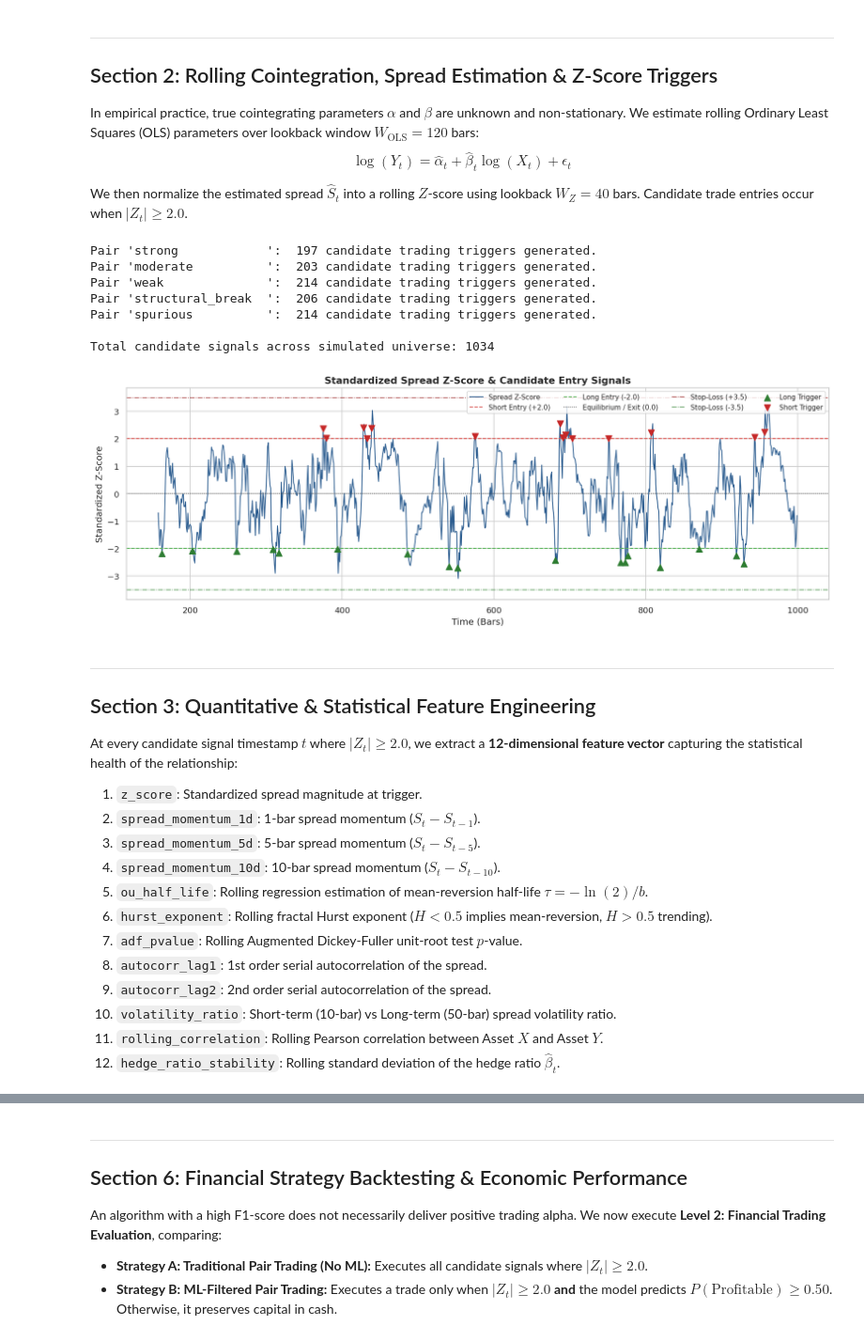
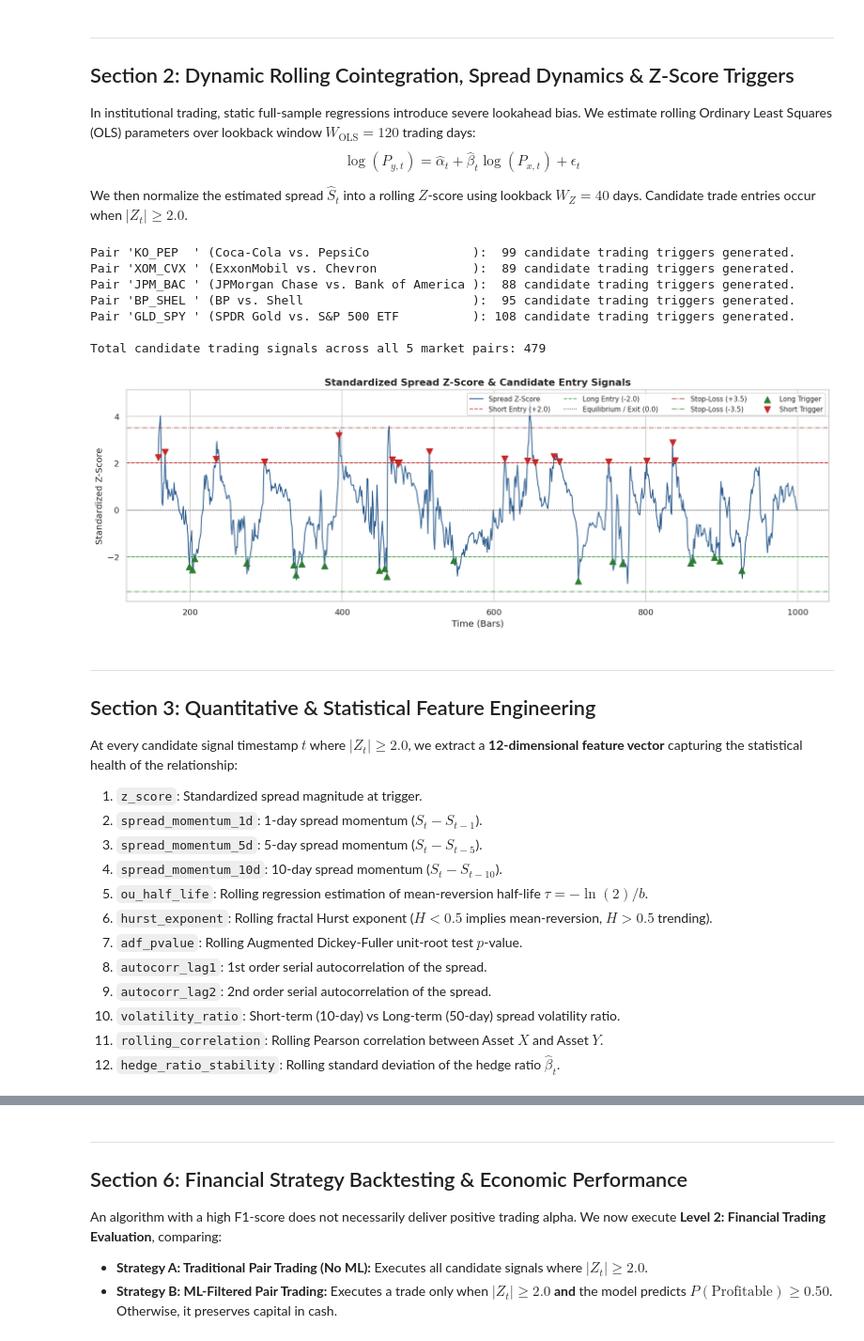
Before and after one commit to hi1r0/3rd-Semester-notes, a Jupyter notebook: ML/Assignment/pair_trading_ml_assignment.ipynb, the cells around one changed output, grey strips where cells are left out. Shown at 94% size. Cells and saved outputs as stored; diff of their text form; code cells hidden in the pictures.

Commit message:
feat(ML): transition pair trading strategy to real equity and ETF market data (KO-PEP, XOM-CVX, JPM-BAC, BP-SHEL, GLD-SPY, 2015-2024)

```diff
--- a/ML/Assignment/pair_trading_ml_assignment.ipynb
+++ b/ML/Assignment/pair_trading_ml_assignment.ipynb
@@ -174,18 +188,18 @@ plt.show()
 # %% [markdown]
 ---
-## Section 2: Rolling Cointegration, Spread Estimation & Z-Score Triggers
+## Section 2: Dynamic Rolling Cointegration, Spread Dynamics & Z-Score Triggers
 
-In empirical practice, true cointegrating parameters $\alpha$ and $\beta$ are unknown and non-stationary.
-We estimate rolling Ordinary Least Squares (OLS) parameters over lookback window $W_{\text{OLS}} = 120$ bars:
-$$\log(Y_t) = \hat{\alpha}_t + \hat{\beta}_t \log(X_t) + \epsilon_t$$
+In institutional trading, static full-sample regressions introduce severe lookahead bias.
+We estimate rolling Ordinary Least Squares (OLS) parameters over lookback window $W_{\text{OLS}} = 120$ trading days:
+$$\log(P_{y, t}) = \hat{\alpha}_t + \hat{\beta}_t \log(P_{x, t}) + \epsilon_t$$
 
-We then normalize the estimated spread $\widehat{S}_t$ into a rolling $Z$-score using lookback $W_Z = 40$ bars. Candidate trade entries occur when $|Z_t| \ge 2.0$.
+We then normalize the estimated spread $\widehat{S}_t$ into a rolling $Z$-score using lookback $W_Z = 40$ days. Candidate trade entries occur when $|Z_t| \ge 2.0$.
 # %%
 # 3. Compute Rolling Cointegration and Standardized Z-Scores
 cointeg_universe = {}
 total_triggers = 0
 
-for p_name, df_p in universe.items():
+for p_id, df_p in universe.items():
     cdf = compute_spread_and_zscore(
         df_pair=df_p,
         ols_window=120,
@@ -194,26 +208,27 @@ for p_name, df_p in universe.items():
         exit_threshold=0.0,
         stop_threshold=3.5
     )
-    cointeg_universe[p_name] = cdf
+    cointeg_universe[p_id] = cdf
     n_ent = cdf["is_entry"].sum()
     total_triggers += n_ent
-    print(f"Pair '{p_name:18s}': {n_ent:4d} candidate trading triggers generated.")
+    p_name = df_p["pair_name"].iloc[0]
+    print(f"Pair '{p_id:8s}' ({p_name:35s}): {n_ent:3d} candidate trading triggers generated.")
 
-print(f"\nTotal candidate signals across simulated universe: {total_triggers}")
+print(f"\nTotal candidate trading signals across all 5 market pairs: {total_triggers}")
 # %% [output]
-Pair 'strong            ':  197 candidate trading triggers generated.
-Pair 'moderate          ':  203 candidate trading triggers generated.
-Pair 'weak              ':  214 candidate trading triggers generated.
-Pair 'structural_break  ':  206 candidate trading triggers generated.
-Pair 'spurious          ':  214 candidate trading triggers generated.
+Pair 'KO_PEP  ' (Coca-Cola vs. PepsiCo              ):  99 candidate trading triggers generated.
+Pair 'XOM_CVX ' (ExxonMobil vs. Chevron             ):  89 candidate trading triggers generated.
+Pair 'JPM_BAC ' (JPMorgan Chase vs. Bank of America ):  88 candidate trading triggers generated.
+Pair 'BP_SHEL ' (BP vs. Shell                       ):  95 candidate trading triggers generated.
+Pair 'GLD_SPY ' (SPDR Gold vs. S&P 500 ETF          ): 108 candidate trading triggers generated.
 
-Total candidate signals across simulated universe: 1034
+Total candidate trading signals across all 5 market pairs: 479
 # %%
-# 4. Plot Rolling Z-Score with Entry & Barrier Thresholds (Moderate Pair, first 1000 bars)
-fig_zscore = plot_zscore_and_signals(cointeg_universe["moderate"], max_bars=1000)
+# 4. Plot Rolling Z-Score with Entry & Barrier Thresholds (ExxonMobil vs. Chevron: XOM / CVX)
+fig_zscore = plot_zscore_and_signals(cointeg_universe["XOM_CVX"], max_bars=1000)
 plt.show()
 # %% [output]
-[figure, old version]
+[figure, new version]
 # %% [markdown]
 ---
 ## Section 3: Quantitative & Statistical Feature Engineering
@@ -221,15 +236,15 @@ plt.show()
 At every candidate signal timestamp $t$ where $|Z_t| \ge 2.0$, we extract a **12-dimensional feature vector** capturing the statistical health of the relationship:
 
 1. `z_score`: Standardized spread magnitude at trigger.
-2. `spread_momentum_1d`: 1-bar spread momentum ($S_t - S_{t-1}$).
-3. `spread_momentum_5d`: 5-bar spread momentum ($S_t - S_{t-5}$).
-4. `spread_momentum_10d`: 10-bar spread momentum ($S_t - S_{t-10}$).
+2. `spread_momentum_1d`: 1-day spread momentum ($S_t - S_{t-1}$).
+3. `spread_momentum_5d`: 5-day spread momentum ($S_t - S_{t-5}$).
+4. `spread_momentum_10d`: 10-day spread momentum ($S_t - S_{t-10}$).
 5. `ou_half_life`: Rolling regression estimation of mean-reversion half-life $\tau = -\ln(2) / b$.
 6. `hurst_exponent`: Rolling fractal Hurst exponent ($H < 0.5$ implies mean-reversion, $H > 0.5$ trending).
 7. `adf_pvalue`: Rolling Augmented Dickey-Fuller unit-root test $p$-value.
 8. `autocorr_lag1`: 1st order serial autocorrelation of the spread.
 9. `autocorr_lag2`: 2nd order serial autocorrelation of the spread.
-10. `volatility_ratio`: Short-term (10-bar) vs Long-term (50-bar) spread volatility ratio.
+10. `volatility_ratio`: Short-term (10-day) vs Long-term (50-day) spread volatility ratio.
 11. `rolling_correlation`: Rolling Pearson correlation between Asset $X$ and Asset $Y$.
 12. `hedge_ratio_stability`: Rolling standard deviation of the hedge ratio $\hat{\beta}_t$.
 # %%
```
Also changed, not shown: parts of 19 cells of this notebook, 8 other files.
